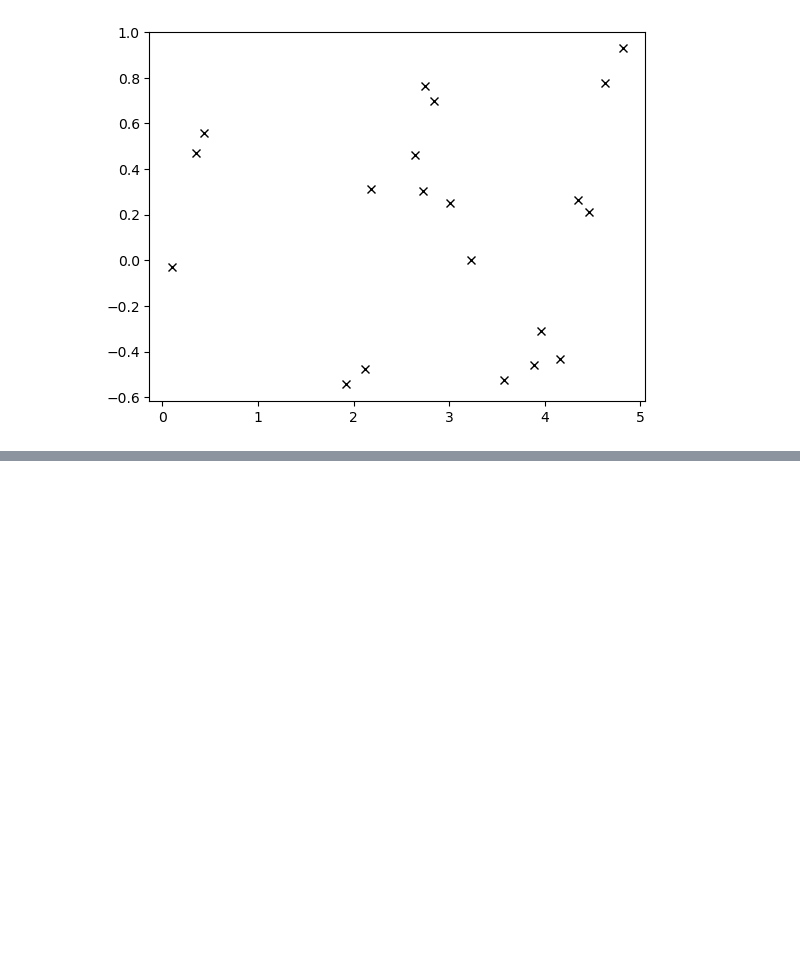
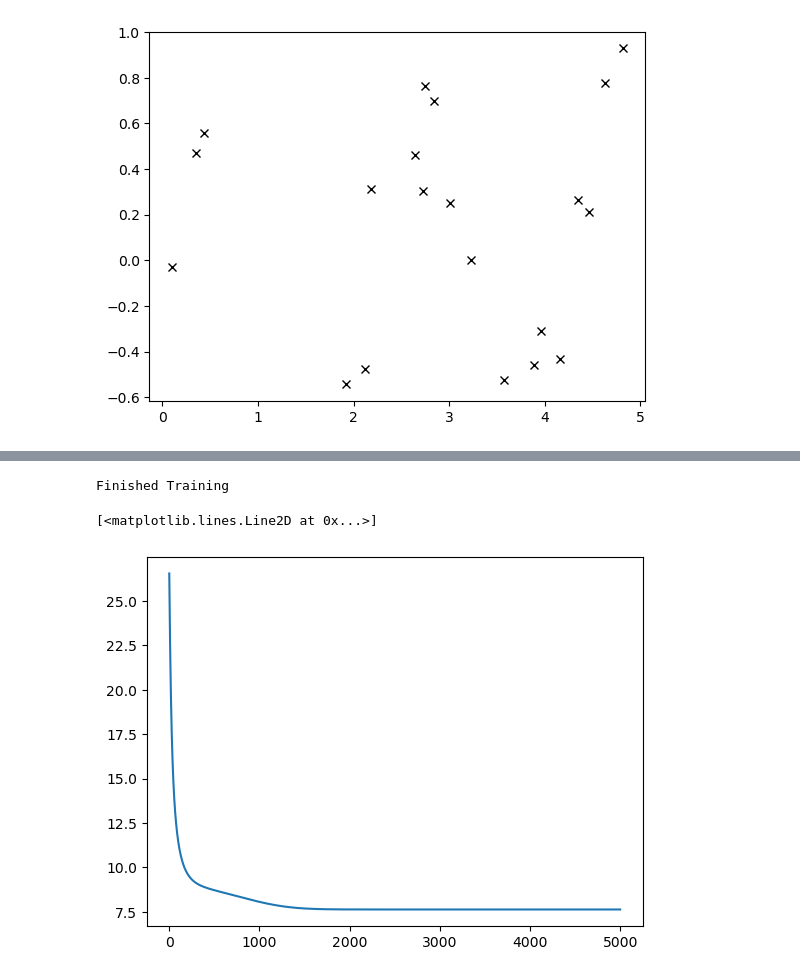
Before and after one commit to luisdiaz1997/SpatialFactorization, a Jupyter notebook: notebooks/Gaussian Processes/GP_test.ipynb, the cells around one changed output, grey strips where cells are left out. Saved outputs shown, nothing was run; the diff lists cells and outputs as text; code cells hidden in the pictures; blank space fills up the shorter version.

```diff
--- a/notebooks/Gaussian Processes/GP_test.ipynb
+++ b/notebooks/Gaussian Processes/GP_test.ipynb
@@ -68,0 +69,31 @@ plt.ylim((-8, 8))
+# %%
+kernel = RBF(
+    variance=1, lengthscale= 1 )
+
+gpr = spacedecomp.GP(X[:,None], y, kernel, noise=0.1)
+
+
+optimizer = optim.Adam(gpr.params(), lr=1e-3)
+# %%
+running_loss = []
+for epoch in range(5000):  # loop over the dataset multiple times
+
+    optimizer.zero_grad()
+    J = -gpr.log_likelihood()
+    J.backward()
+
+    optimizer.step()
+    optimizer.zero_grad()
+
+
+    # print statistics
+    running_loss.append(J.item())
+
+print('Finished Training')
+# %% [output]
+Finished Training
+# %%
+plt.plot(running_loss)
+# %% [output]
+[<matplotlib.lines.Line2D at 0x...>]
+[figure, added]
```
Also changed, not shown: parts of 9 cells of this notebook, 1 other file.
